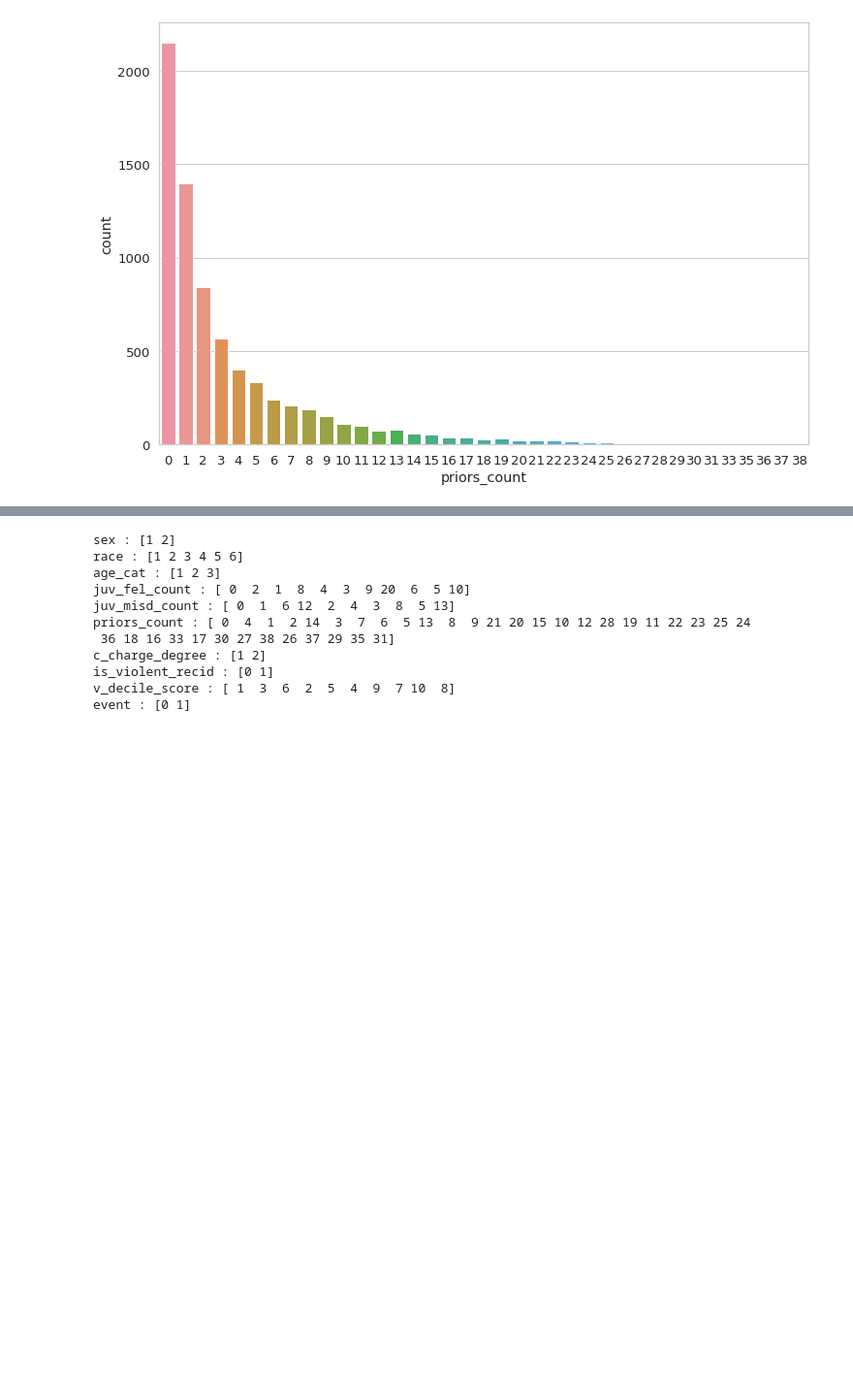
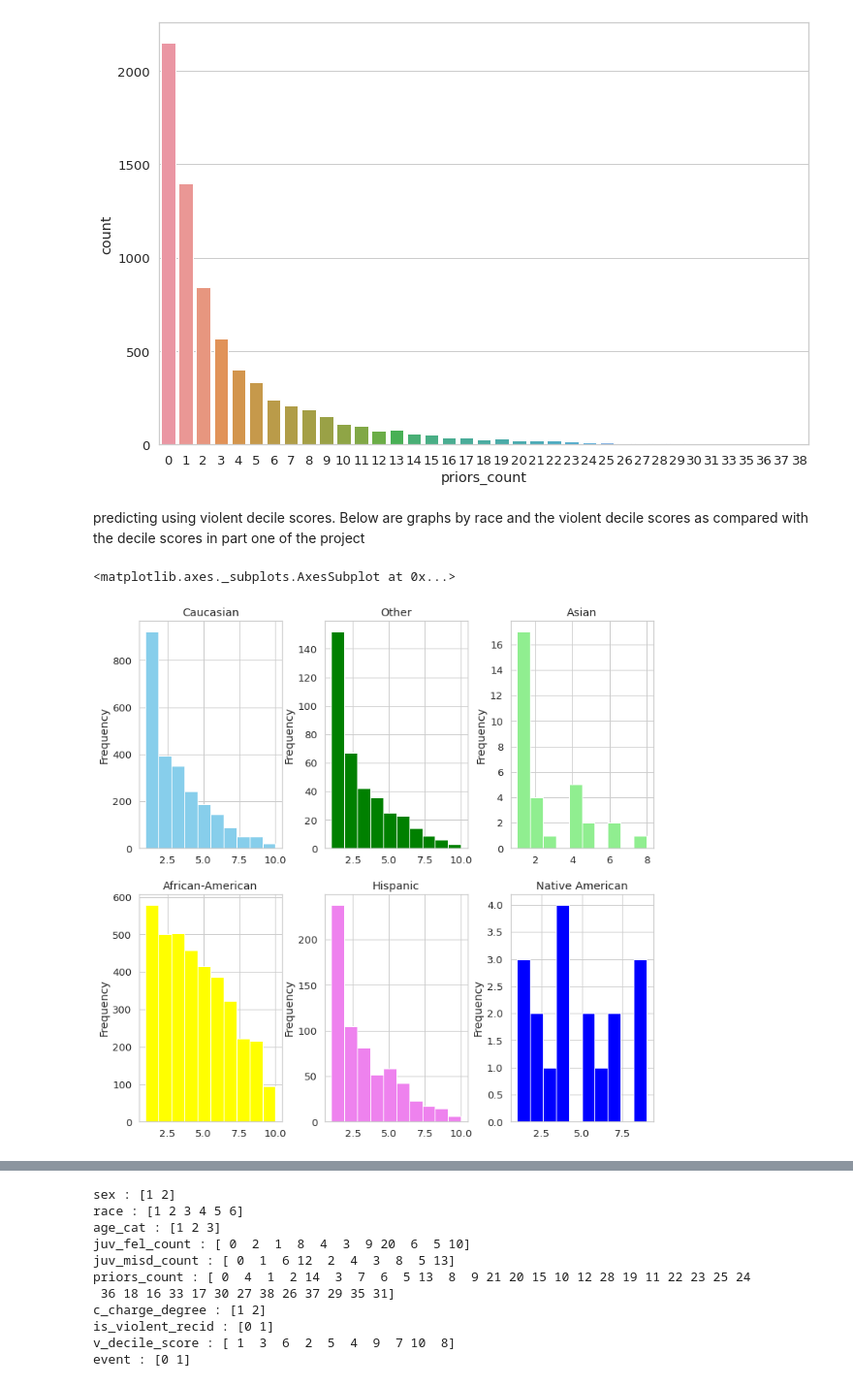
Before and after one commit to irmanfaqrizal/datascience, a Jupyter notebook: secondpart.ipynb, the cells around one changed output, grey strips where cells are left out. Shown at 97% size. Drawn from its saved outputs; the diff is of its cells as text; code cells hidden in the pictures; blank space fills up the shorter version.

Commit message:
graphs and further explantions with predictions

```diff
--- a/secondpart.ipynb
+++ b/secondpart.ipynb
@@ -245,3 +250,19 @@ Definitions and possible parameters
 sns.countplot(df.priors_count);
 # %% [output]
 [figure]
+# %% [markdown]
+predicting using violent decile scores. Below are graphs by race and the violent decile scores as compared with the decile scores in part one of the project
+# %%
+#sns.countplot(df.v_decile_score)
+fig, axes = plt.subplots(nrows=2, ncols=3, figsize=(12,12))
+plt.subplots_adjust(wspace=0.3, hspace=0.2)
+
+df['v_decile_score'].loc[df['race'] == 3].plot(ax=axes[0,0], kind='hist', color = "skyblue", title='Caucasian')
+df['v_decile_score'].loc[df['race'] == 1].plot(ax=axes[0,1],kind='hist', color = "green", title='Other')
+df['v_decile_score'].loc[df['race'] == 6].plot(ax=axes[0,2],kind='hist', color = "lightgreen", title='Asian')
+df['v_decile_score'].loc[df['race'] == 2].plot(ax=axes[1,0],kind='hist', color = "yellow", title='African-American')
+df['v_decile_score'].loc[df['race'] == 4].plot(ax=axes[1,1],kind='hist', color = "violet", title='Hispanic')
+df['v_decile_score'].loc[df['race'] == 5].plot(ax=axes[1,2],kind='hist', color = "blue", title='Native American')
+# %% [output]
+<matplotlib.axes._subplots.AxesSubplot at 0x...>
+[figure, added]
```
Also changed, not shown: parts of 9 cells of this notebook.
